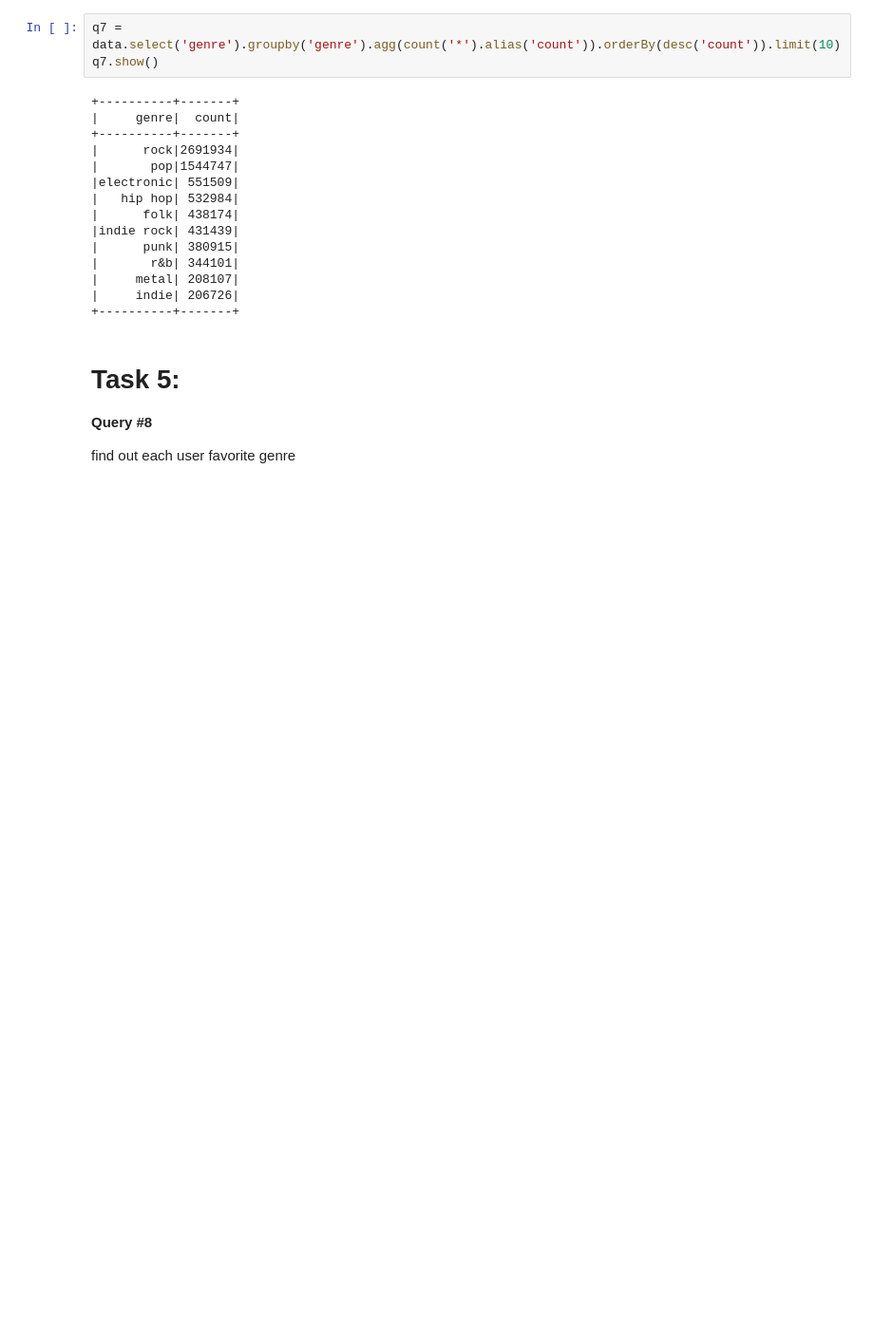
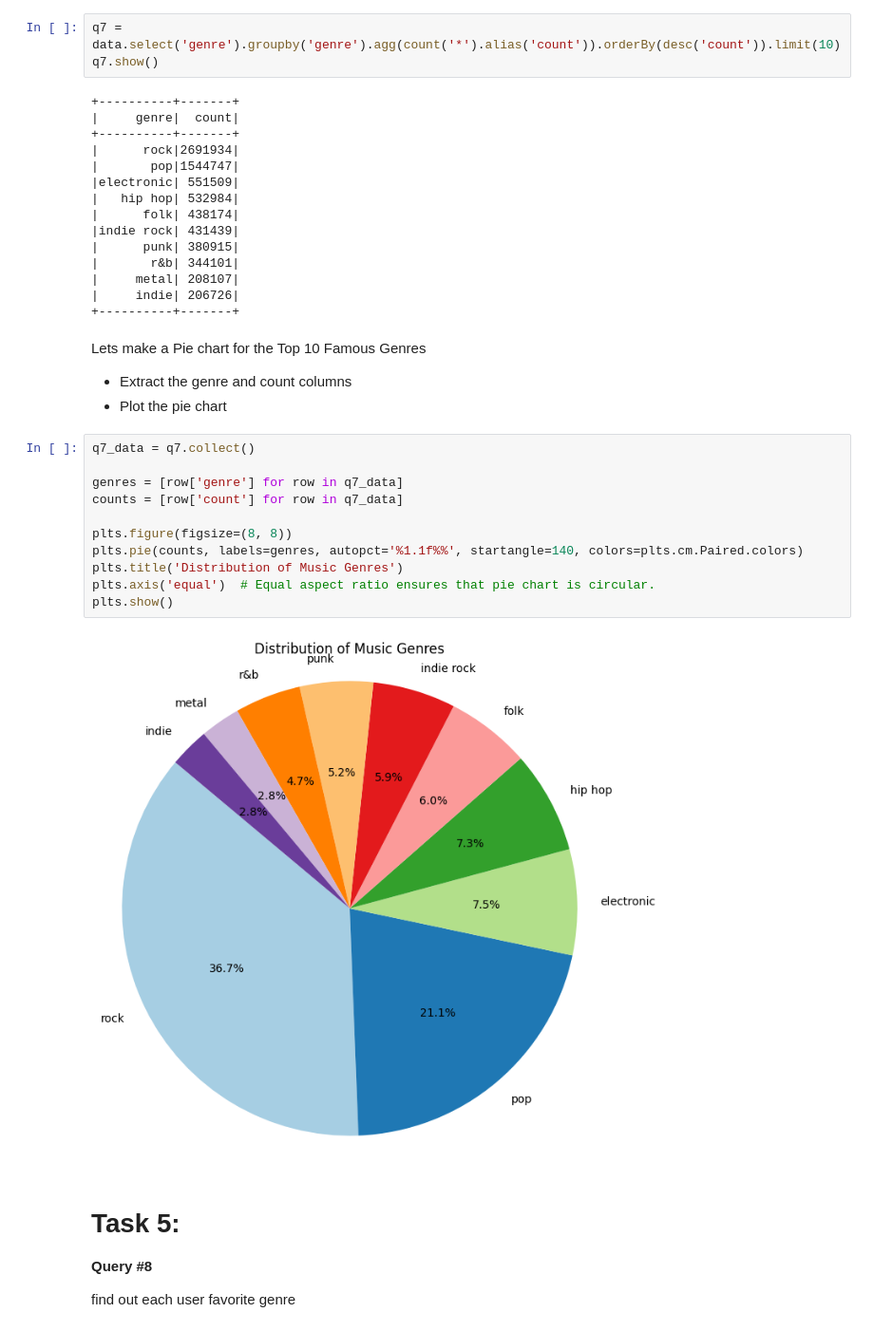
Before and after one commit to hunterlecour/pyspark_listening_project, a Jupyter notebook: pyspark_listening_project.ipynb, the cells around one changed output. Shown: that part at 95% size. Saved outputs shown, nothing was run; the diff lists cells and outputs as text; blank space fills up the shorter version.

```diff
--- a/pyspark_listening_project.ipynb
+++ b/pyspark_listening_project.ipynb
@@ -353,6 +375,24 @@ q7.show()
 |     metal| 208107|
 |     indie| 206726|
 +----------+-------+
+# %% [markdown]
+Lets make a Pie chart for the Top 10 Famous Genres
+
+*   Extract the genre and count columns
+*   Plot the pie chart
+# %%
+q7_data = q7.collect()
+
+genres = [row['genre'] for row in q7_data]
+counts = [row['count'] for row in q7_data]
+
+plts.figure(figsize=(8, 8))
+plts.pie(counts, labels=genres, autopct='%1.1f%%', startangle=140, colors=plts.cm.Paired.colors)
+plts.title('Distribution of Music Genres')
+plts.axis('equal')  # Equal aspect ratio ensures that pie chart is circular.
+plts.show()
+# %% [output]
+[figure, added]
 # %% [markdown]
 # Task 5:
 **Query #8**
```
Also changed, not shown: parts of 6 cells of this notebook.
